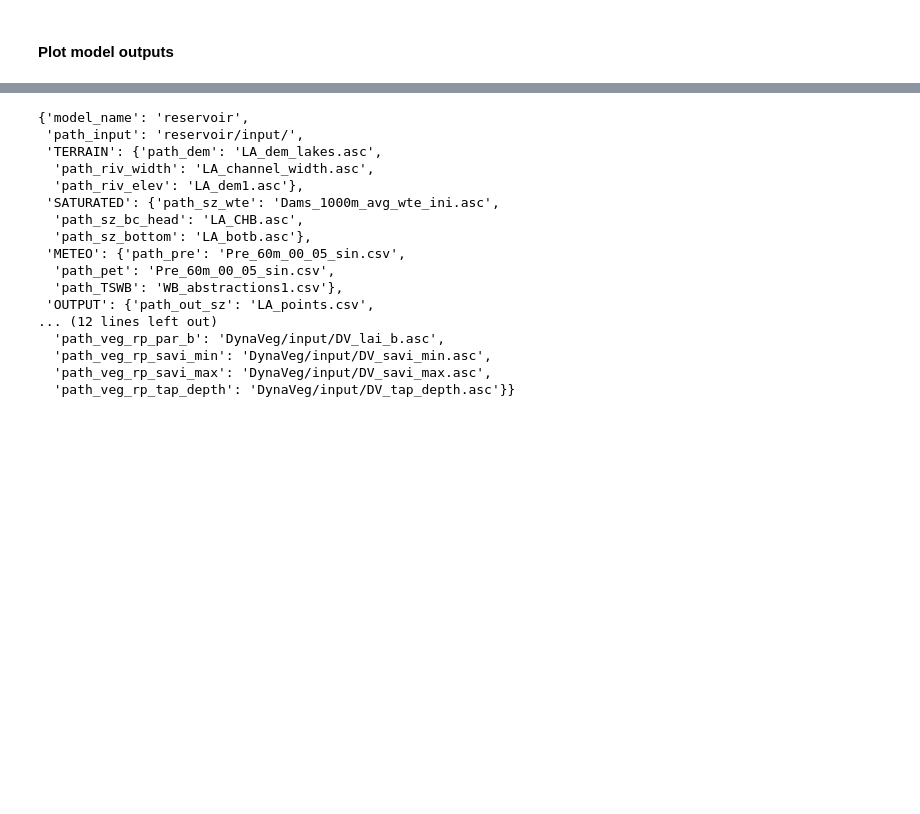
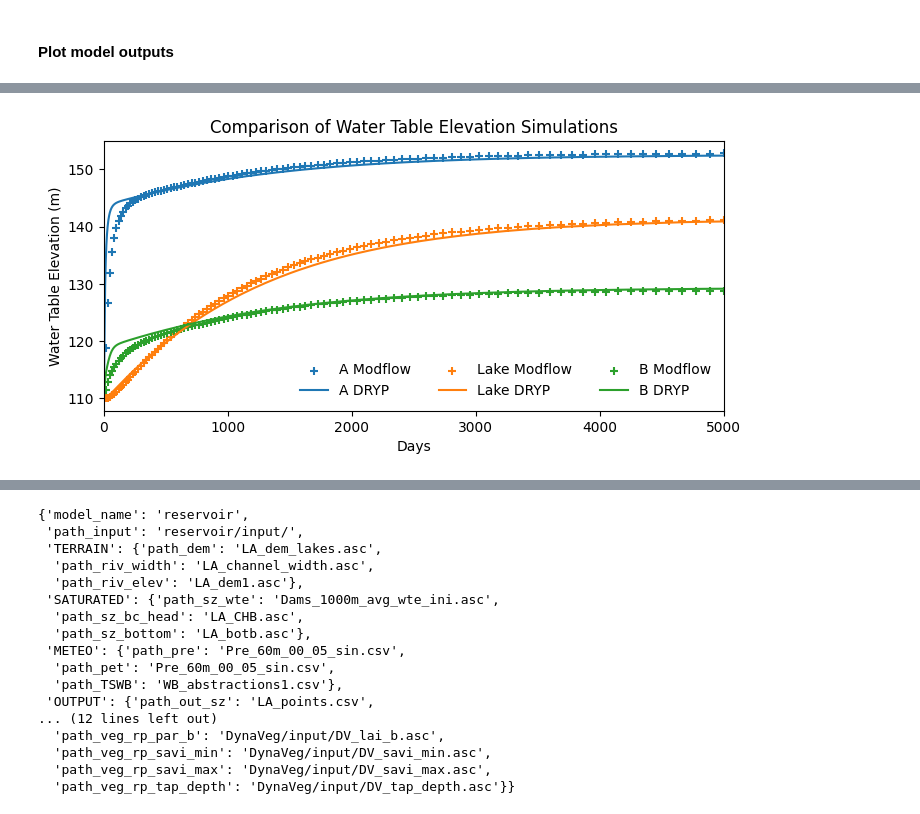
Before and after one commit to AndresQuichimbo/CUWALID-tutorials, a Jupyter notebook: Training/DRYP/intro_modelling/03_DRYP_test_models_lakes.ipynb, the cells around one changed output, grey strips where cells are left out. Saved outputs shown, nothing was run; the diff lists cells and outputs as text; code cells hidden in the pictures; blank space fills up the shorter version.

```diff
--- a/Training/DRYP/intro_modelling/03_DRYP_test_models_lakes.ipynb
+++ b/Training/DRYP/intro_modelling/03_DRYP_test_models_lakes.ipynb
@@ -330,0 +348,35 @@ plotcwld.plot_point_var(os.path.join(global_path, path_outputs.path_csv["point"]
+# %%
+fname_modflow = "/home/c1755103/WS/Data/lakes/modlow_lake_sim.csv"
+fname_dryp = os.path.join(global_path, path_outputs.path_csv["point"]["wte"])
+
+dfobs = pd.read_csv(fname_modflow)#, date_start="2000-01-01", date_end="2006-12-11", delta_t="1D")
+dfsim = pd.read_csv(fname_dryp, parse_dates=['Date'])#, date_start="2000-01-01", date_end="2006-12-11", delta_t="1D")
+# %%
+fig, ax = plt.subplots(figsize=(8,3.5))
+
+fieldname = 'wte_4'
+fieldname_modflow = 'wte_3'
+ax.scatter(dfobs['time'], dfobs[fieldname_modflow], c='tab:blue', label='A Modflow', marker='+')
+ax.plot(dfsim.index, dfsim[fieldname], "tab:blue", label='A DRYP')
+
+fieldname = 'wte_8'
+fieldname_modflow = 'wte_8'
+ax.scatter(dfobs['time'], dfobs[fieldname_modflow], c='tab:orange', label='Lake Modflow', marker='+')
+ax.plot(dfsim.index, dfsim[fieldname], "tab:orange", label='Lake DRYP')
+
+fieldname = 'wte_14'
+fieldname_modflow = 'wte_13'
+ax.scatter(dfobs['time'], dfobs[fieldname_modflow], c='tab:green', label='B Modflow', marker='+')
+ax.plot(dfsim.index, dfsim[fieldname], "tab:green", label='B DRYP')
+ax.set_xlim([0,5000])
+ax.legend(frameon=False, ncol=3)
+ax.set_xlabel('Days')
+ax.set_ylabel('Water Table Elevation (m)')
+plt.title('Comparison of Water Table Elevation Simulations')
+plt.tight_layout
+
+fname = "/home/c1755103/WS/Data/lakes/DRYP_modflow_comparison.png"
+fig.savefig(fname, dpi=300)
+plt.show()
+# %% [output]
+[figure, added]
```
Also changed, not shown: parts of 52 cells of this notebook.
